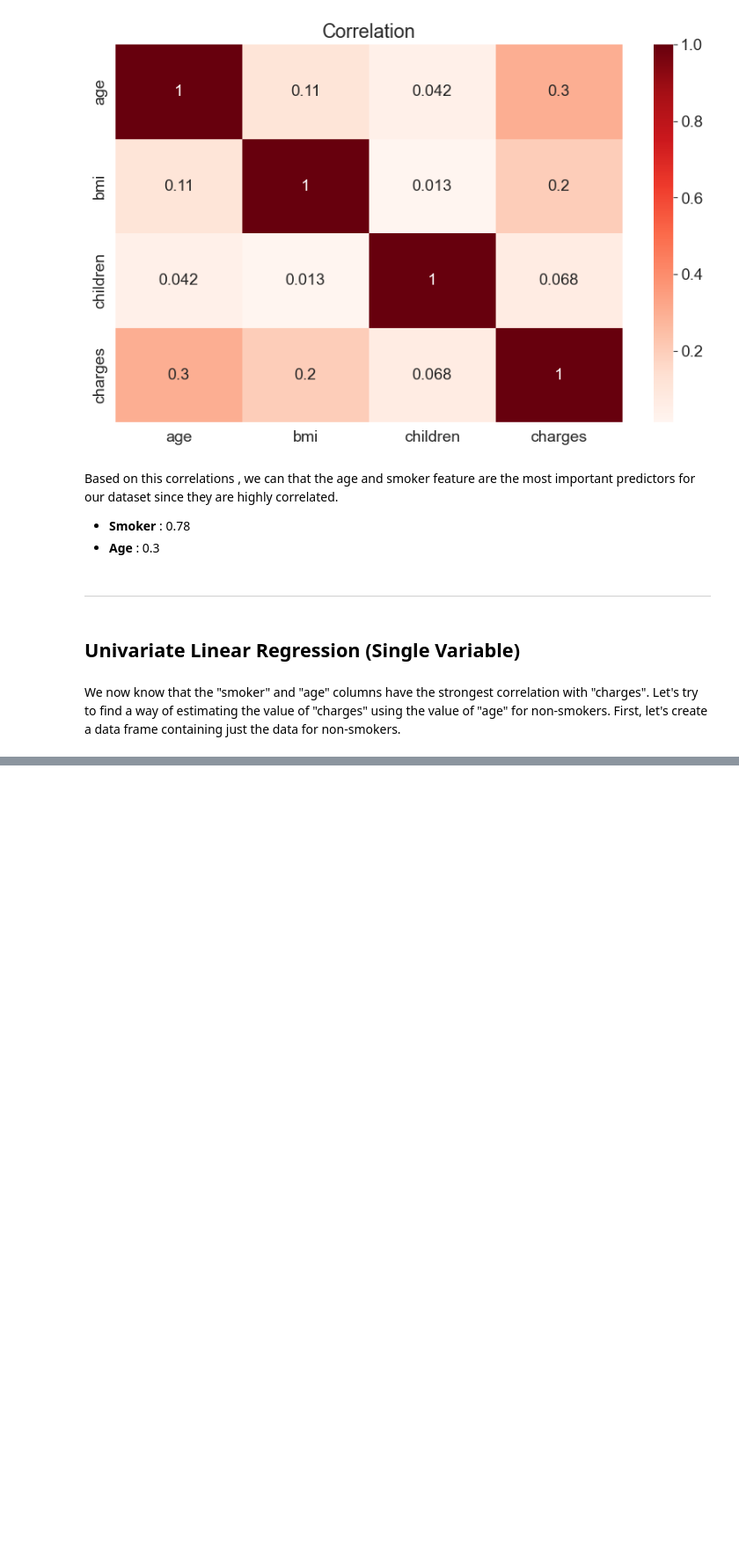
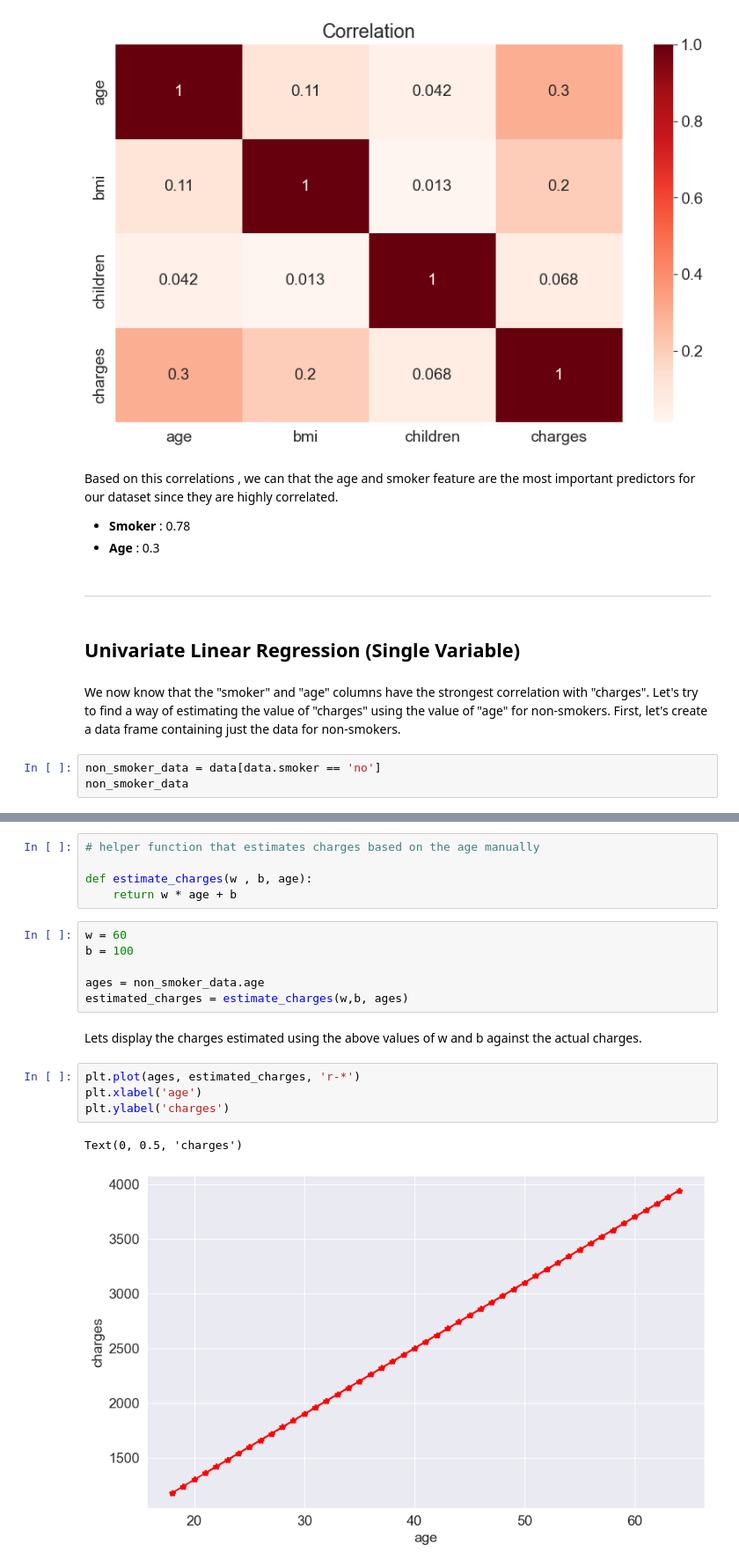
Before and after one commit to IAchaos/Hands-On-ML-Frameworks, a Jupyter notebook: Scikit_Learn/Medical_Expenses_Prediction.ipynb, the cells around one changed output, grey strips where cells are left out. Shown at 88% size. Drawn from its saved outputs; the diff is of its cells as text; blank space fills up the shorter version.

```diff
--- a/Scikit_Learn/Medical_Expenses_Prediction.ipynb
+++ b/Scikit_Learn/Medical_Expenses_Prediction.ipynb
@@ -256,3 +256,6 @@ Based on this correlations , we can that the age and smoker feature are the most
 ## Univariate Linear Regression (Single Variable)
 # %% [markdown]
 We now know that the "smoker" and "age" columns have the strongest correlation with "charges". Let's try to find a way of estimating the value of "charges" using the value of "age" for non-smokers. First, let's create a data frame containing just the data for non-smokers.
+# %%
+non_smoker_data = data[data.smoker == 'no']
+non_smoker_data
@@ -258,0 +293,20 @@ We now know that the "smoker" and "age" columns have the strongest correlation w
+# %%
+# helper function that estimates charges based on the age manually
+
+def estimate_charges(w , b, age):
+    return w * age + b
+# %%
+w = 60
+b = 100
+
+ages = non_smoker_data.age
+estimated_charges = estimate_charges(w,b, ages)
+# %% [markdown]
+Lets display the charges estimated using the above values of w and b against the actual charges.
+# %%
+plt.plot(ages, estimated_charges, 'r-*')
+plt.xlabel('age')
+plt.ylabel('charges')
+# %% [output]
+Text(0, 0.5, 'charges')
+[figure, added]
```
Also changed, not shown: parts of 17 cells of this notebook.
